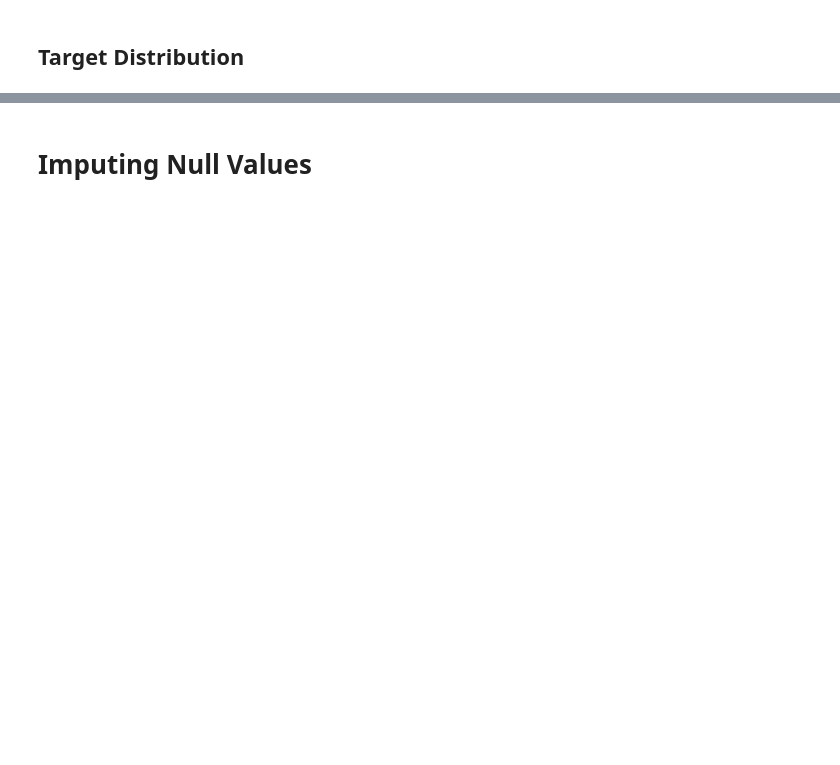
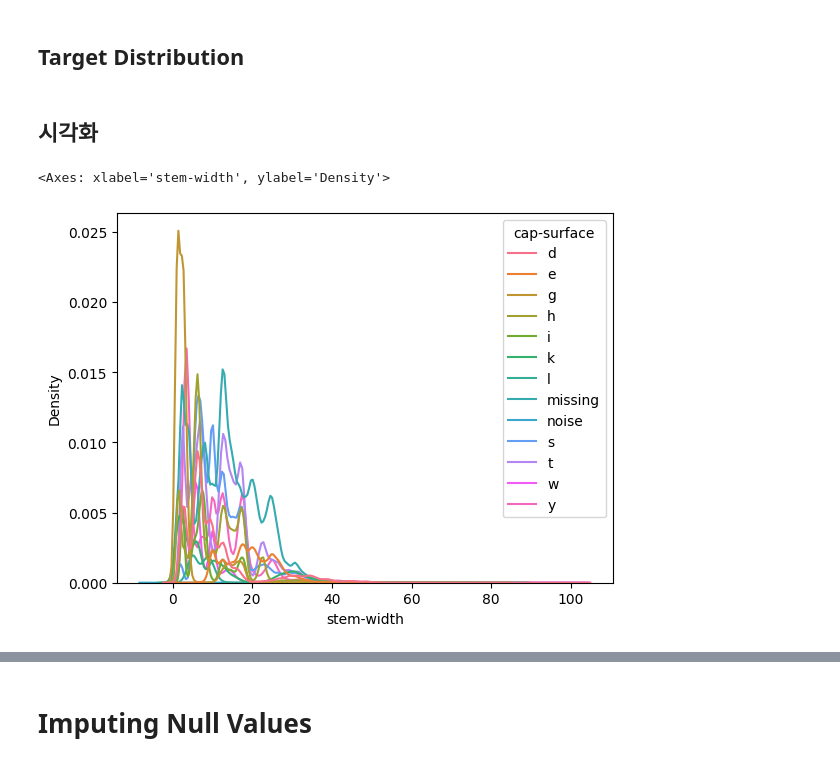
Before and after one commit to guu980-dev/kaggle_mushroom, a Jupyter notebook: workingnb.ipynb, the cells around one changed output, grey strips where cells are left out. Cells and saved outputs as stored; diff of their text form; code cells hidden in the pictures; blank space fills up the shorter version.

```diff
--- a/workingnb.ipynb
+++ b/workingnb.ipynb
@@ -220,3 +226,10 @@ plt.figure(figsize=(10, 6))
 sns.countplot(x=target, data=train_df)
 plt.title("Target Distribution", size=28)
 plt.plot()
+# %% [markdown]
+## 시각화
+# %%
+sns.kdeplot(x = 'stem-width', data = train_df, hue = 'cap-surface')
+# %% [output]
+<Axes: xlabel='stem-width', ylabel='Density'>
+[figure, added]
```
Also changed, not shown: parts of 31 cells of this notebook, 1 other file.
